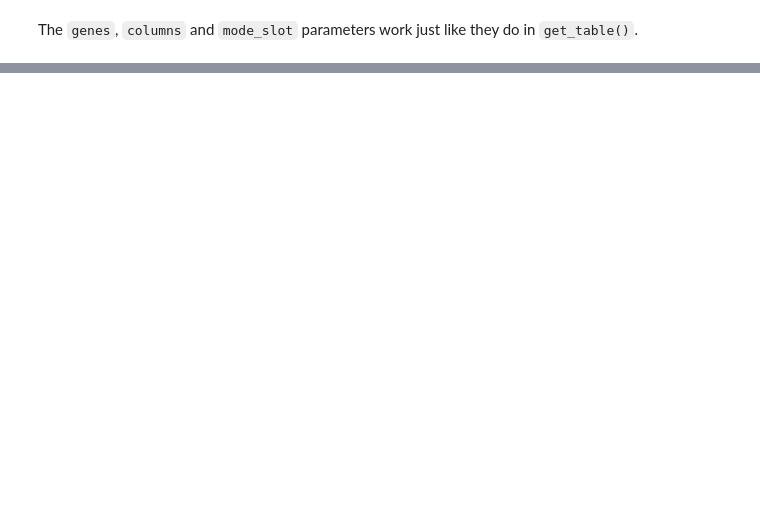
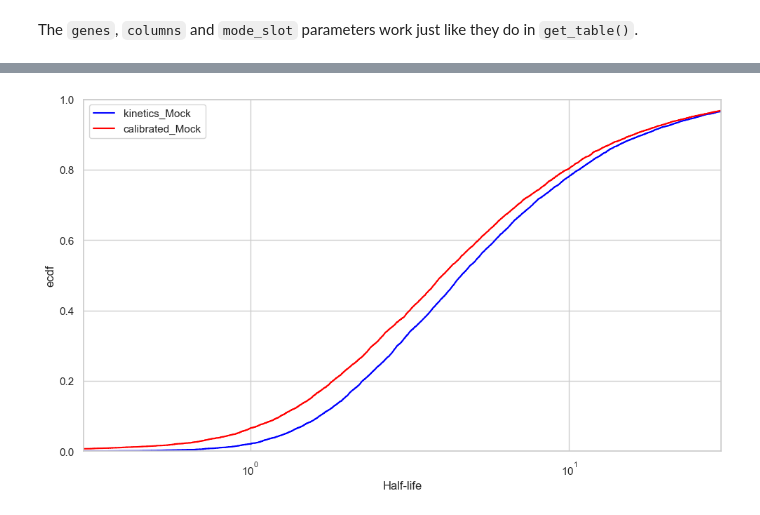
Before and after one commit to maus2310/GrandPy, a Jupyter notebook: docs/notebooks/notebook_04_working_with_data_matrices_and_analysis_results.ipynb, the cells around one changed output, grey strips where cells are left out. Cells and saved outputs as stored; diff of their text form; code cells hidden in the pictures; blank space fills up the shorter version.

```diff
--- a/docs/notebooks/notebook_04_working_with_data_matrices_and_analysis_results.ipynb
+++ b/docs/notebooks/notebook_04_working_with_data_matrices_and_analysis_results.ipynb
@@ -225,0 +492,4 @@ plt.show()
+# %%
+sars = sars.fit_kinetics(prefix="calibrated", time=[0.000000, 0.302935, 1.686986, 1.545063, 2.600448, 4.000000, 0.000000, 0.335494, 2.026813, 1.864367, 2.926232, 4.000000]).with_dropped_analyses("total")
+
+sars.analyses
@@ -225,0 +500,3 @@ plt.show()
+# %%
+df = sars.get_analysis_table("Mock", prefix_by_analyses=False, by_rows=True, with_gene_info=False)
+print(df)
@@ -225,0 +518,20 @@ plt.show()
+# %%
+sns.set_theme(style="whitegrid")
+
+plt.figure(figsize=(10, 6))
+
+sns.ecdfplot(data=df[df['Analysis'] == 'kinetics_Mock'], x='Half-life', label='kinetics_Mock', color='blue', log_scale=True)
+
+sns.ecdfplot(data=df[df['Analysis'] == 'calibrated_Mock'], x='Half-life', label='calibrated_Mock', color='red', log_scale=True)
+
+plt.xlim((0.3,30))
+
+plt.xlabel('Half-life')
+plt.ylabel('ecdf')
+
+plt.legend()
+
+plt.tight_layout()
+plt.show()
+# %% [output]
+[figure, added]
```
Also changed, not shown: parts of 51 cells of this notebook.
